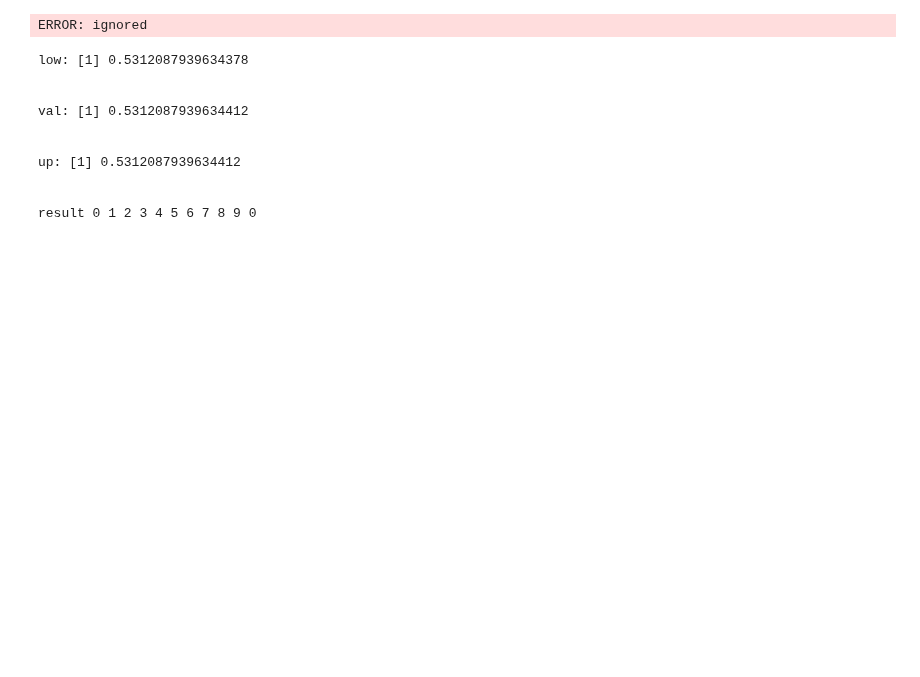
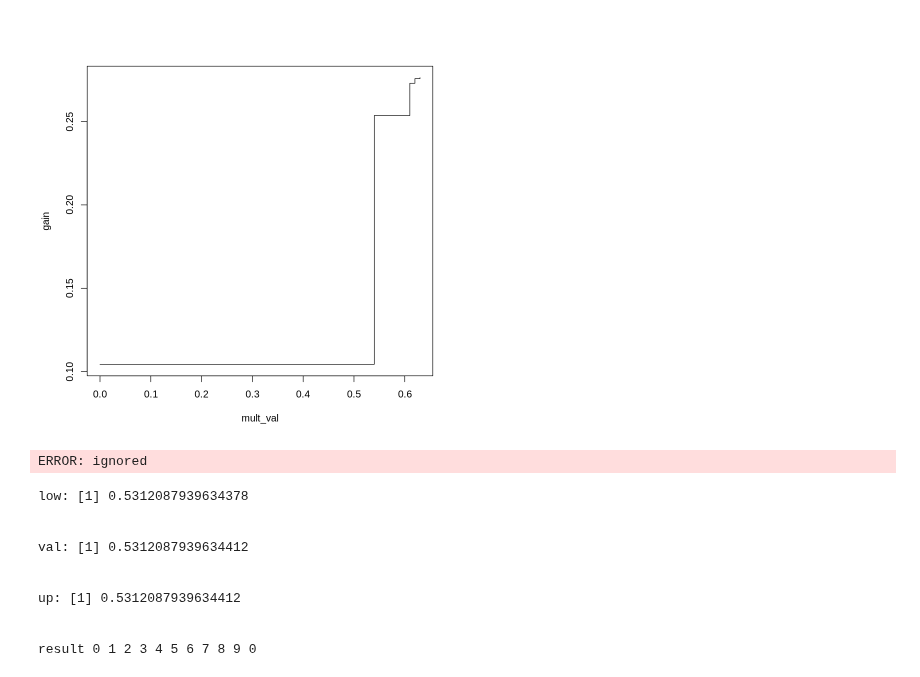
Before and after one commit to IshtiSikder/Optimal-allocation-of-rescue-teams-for-hostage-situations, a Jupyter notebook: toy_prob.ipynb, the cells around one changed output. Drawn from its saved outputs; the diff is of its cells as text; code cells hidden in the pictures; blank space fills up the shorter version.

```diff
--- a/toy_prob.ipynb
+++ b/toy_prob.ipynb
@@ -299,3 +402,7 @@ plot(mult_val,rate_of_success_or_failure,'s')
+# %%
+plot(mult_val,gain,'s')
+# %% [output]
+[figure, added]
 # %%
  #THE FOLLOWING CAN BE AN ALTERNATIVE TO THE mult_test
  #tried R's apply function to avoid the delay in for loops. This doesn't work properly.
```
Also changed, not shown: parts of 9 cells of this notebook.
